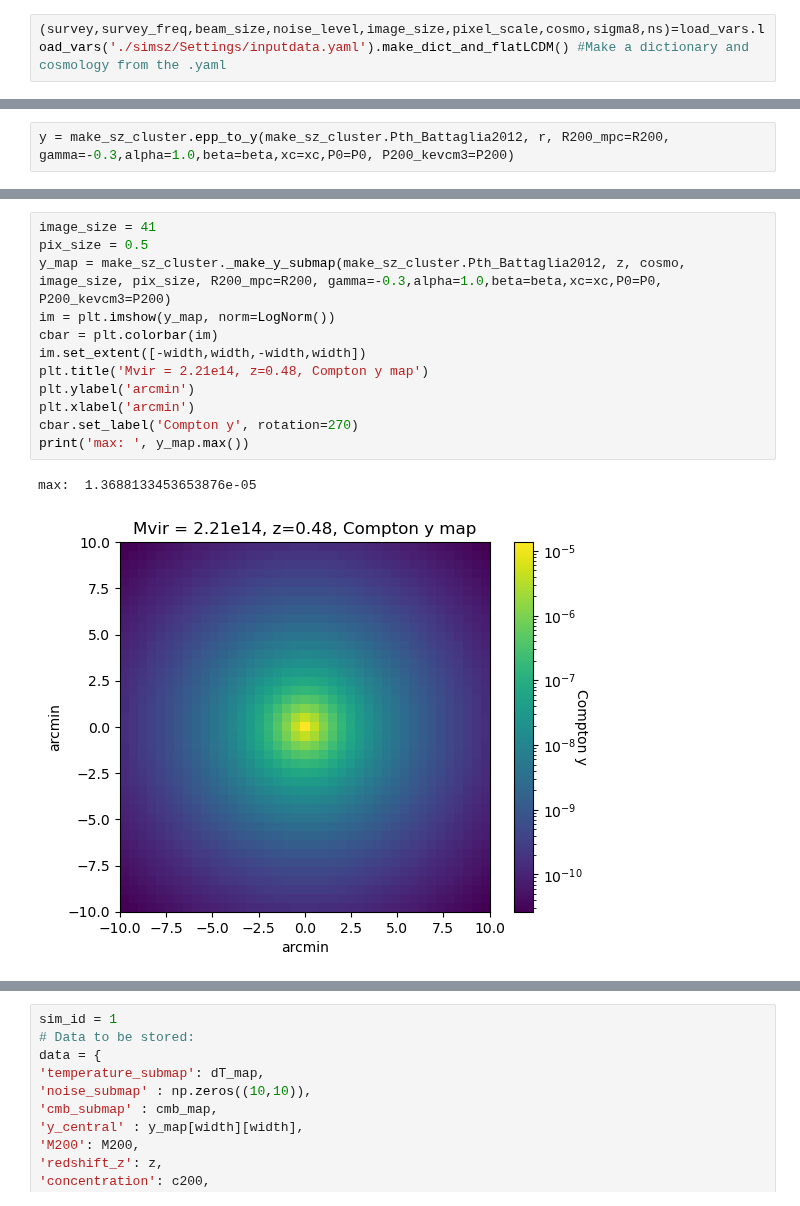
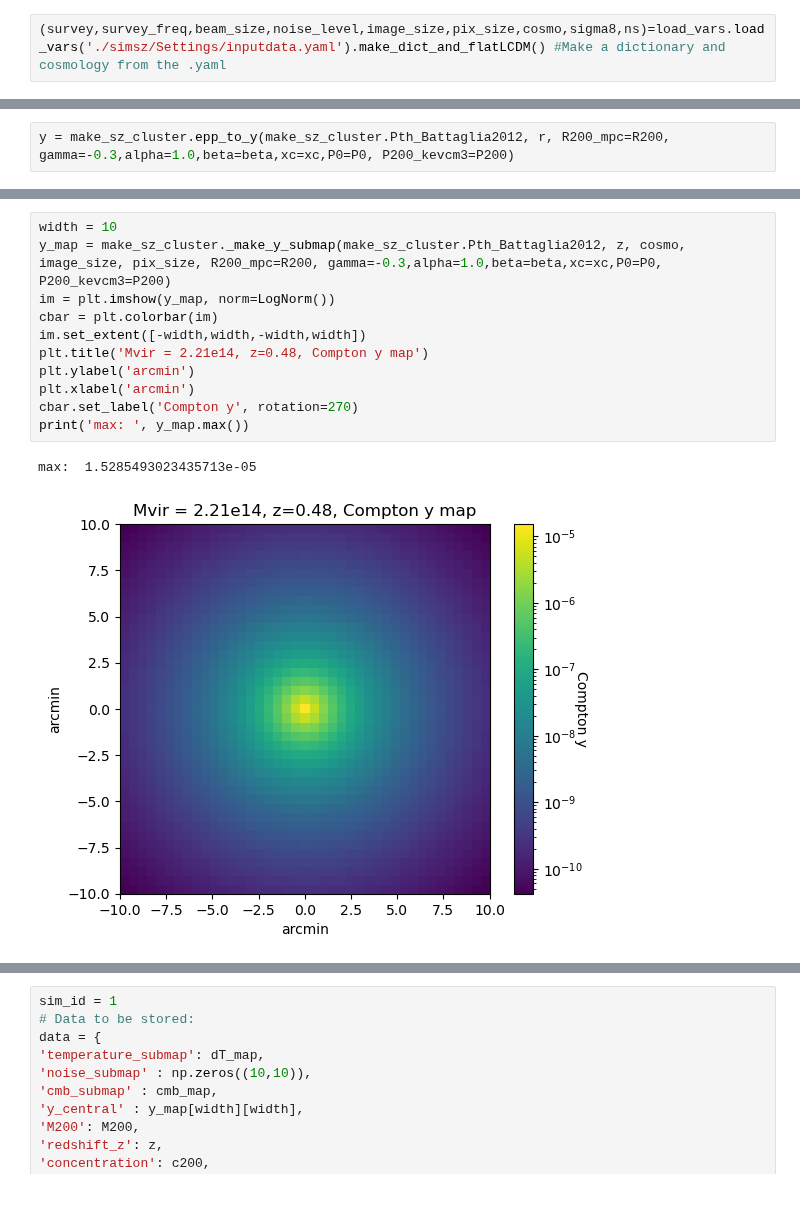
Before and after one commit to deepskies/DeepSZSim, a Jupyter notebook: run_sims.ipynb, the cells around one changed output, grey strips where cells are left out. Cells and saved outputs as stored; diff of their text form.

```diff
--- a/run_sims.ipynb
+++ b/run_sims.ipynb
@@ -46,7 +46,7 @@ What the modules could be improved to do:
 Problems to be addressed:
 - Profile is oddly steep and needs to be checked with Battaglia 2012 realistic z,M, params
 # %%
-(survey,survey_freq,beam_size,noise_level,image_size,pixel_scale,cosmo,sigma8,ns)=load_vars.load_vars('./simsz/Settings/inputdata.yaml').make_dict_and_flatLCDM() #Make a dictionary and cosmology from the .yaml
+(survey,survey_freq,beam_size,noise_level,image_size,pix_size,cosmo,sigma8,ns)=load_vars.load_vars('./simsz/Settings/inputdata.yaml').make_dict_and_flatLCDM() #Make a dictionary and cosmology from the .yaml
 # %%
 #Generate a new flat z, Mvir distribution and save to file:
 nsources=100 #Number of halos to generate
@@ -134,16 +134,15 @@ plt.show()
 # %%
-image_size = 41
-pix_size = 0.5
+width = 10
 y_map = make_sz_cluster._make_y_submap(make_sz_cluster.Pth_Battaglia2012, z, cosmo, image_size, pix_size, R200_mpc=R200, gamma=-0.3,alpha=1.0,beta=beta,xc=xc,P0=P0, P200_kevcm3=P200)
 im = plt.imshow(y_map, norm=LogNorm())
 cbar = plt.colorbar(im)
 im.set_extent([-width,width,-width,width])
 plt.title('Mvir = 2.21e14, z=0.48, Compton y map')
 plt.ylabel('arcmin')
 plt.xlabel('arcmin')
 cbar.set_label('Compton y', rotation=270)
 print('max: ', y_map.max())
 # %% [output]
-max:  1.3688133453653876e-05
+max:  1.5285493023435713e-05
-[figure, old version]
+[figure, new version]
 # %%
```
Also changed, not shown: parts of 15 cells of this notebook, 6 other files.
